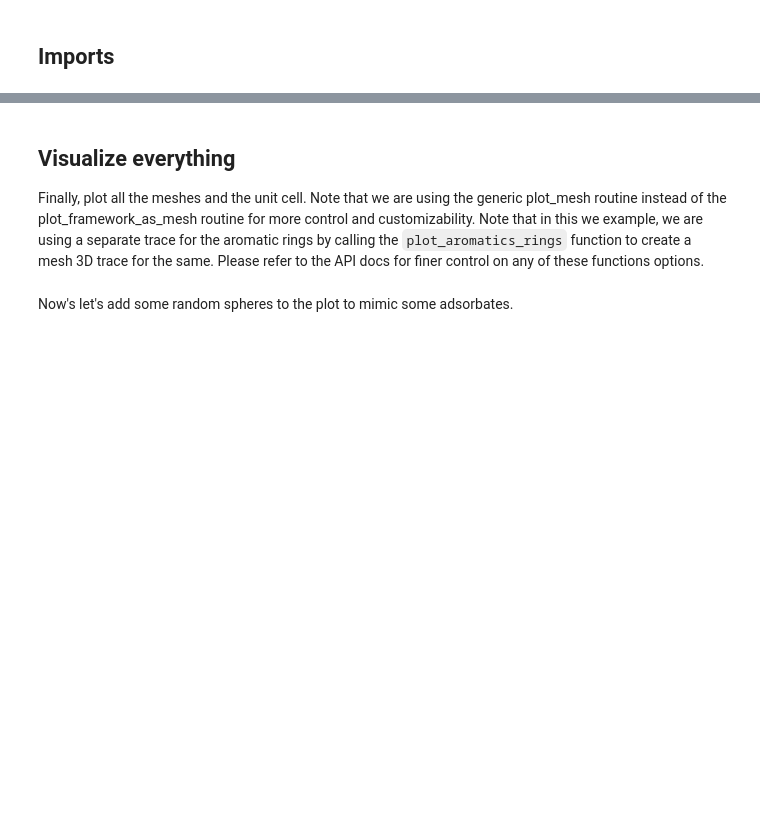
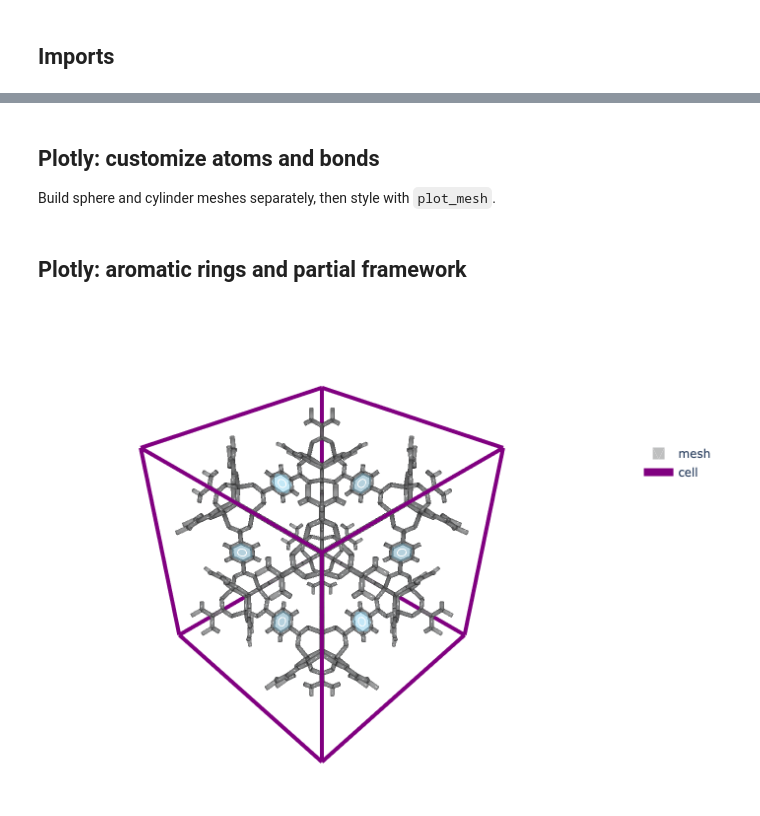
Before and after one commit to mofography/mofography, a Jupyter notebook: docs/framework_visualization_example.ipynb, the cells around one changed output, grey strips where cells are left out. Drawn from its saved outputs; the diff is of its cells as text; code cells hidden in the pictures; blank space fills up the shorter version.

```diff
--- a/docs/framework_visualization_example.ipynb
+++ b/docs/framework_visualization_example.ipynb
@@ -61,7 +150,9 @@ Make two lists of mesh objects (trimesh type), first list for atoms (spheres) an
+# %% [markdown]
+## Plotly: customize atoms and bonds
+
+Build sphere and cylinder meshes separately, then style with `plot_mesh`.
 # %%
 spheres = mgr.spheres_for_atoms(mat_updated, theta_resolution=30, phi_resolution=30)
-cylinders = mgr.cylinders_for_bonds(mat_updated.info['covalent_bonds'],mat_updated, radius=0.15)
+cylinders = mgr.cylinders_for_bonds(
+    mat_updated.info["covalent_bonds"], mat_updated, radius=0.15
+)
-# %% [markdown]
-## Visualize everything
-
-Finally, plot all the meshes and the unit cell. Note that we are using the generic plot_mesh routine instead of the  plot_framework_as_mesh routine for more control and customizability. Note that in this we example, we are using a separate trace for the aromatic rings by calling the `plot_aromatics_rings` function to create a mesh 3D trace for the same. Please refer to the API docs for finer control on any of these functions options.
@@ -77,2 +159,13 @@ go.Figure([mgr.plot_mesh(cylinders, stylize=True, opacity=0.5), *mgr.plot_aromat
-# %% [markdown]
-Now's let's add some random spheres to the plot to mimic some adsorbates.
+# %% [markdown]
+## Plotly: aromatic rings and partial framework
+# %%
+go.Figure(
+    [
+        mgr.plot_mesh(cylinders, stylize=True, opacity=0.5),
+        *mgr.plot_aromatic_rings(mat_updated),
+        mgr.plot_cell(mat_updated),
+    ],
+    layout=mgr.white_layout,
+).show()
+# %% [output]
+[figure, added]
```
Also changed, not shown: parts of 26 cells of this notebook, 18 other files.
